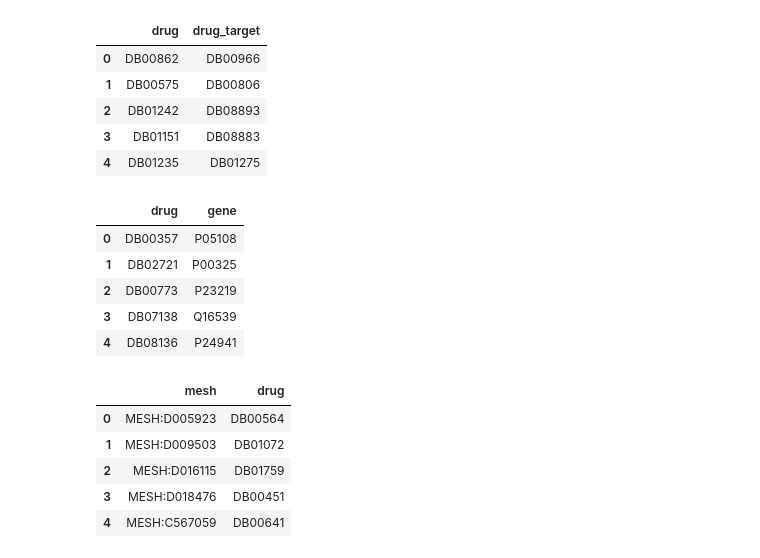
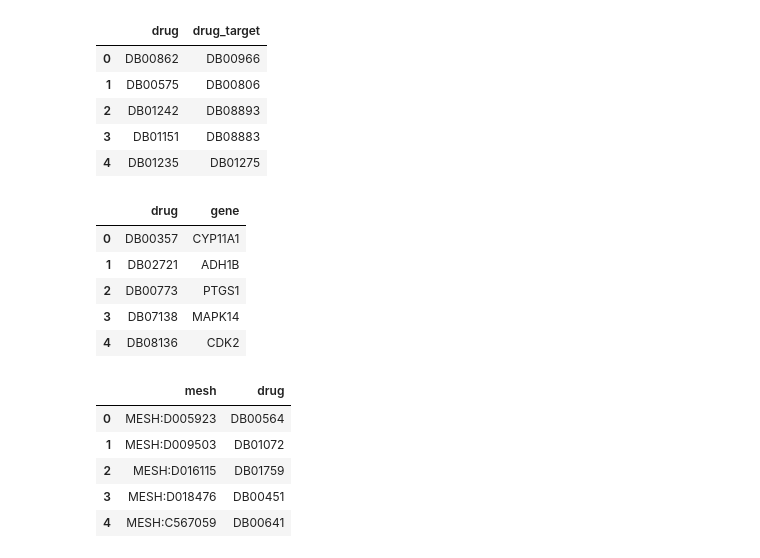
Before and after one commit to Redomic/NeuThera-Drug-Discovery-Toolkit, a Jupyter notebook: data/preprocess.ipynb, the cells around one changed output. Saved outputs shown, nothing was run; the diff lists cells and outputs as text; code cells hidden in the pictures.

```diff
--- a/data/preprocess.ipynb
+++ b/data/preprocess.ipynb
@@ -112,22 +255,26 @@ ChCh.head(5)
 # %%
 # Drug-Gene interaction
 
 ChG = pd.read_csv(
     "./ChG-Miner_miner-chem-gene.tsv.gz",
     compression="gzip",
     sep="\t",
     header=0,
-    names=["drug", "gene"],
+    names=["drug", "uniprot_ids"],
 )
 
+ChG = ChG.merge(Gene[['uniprot_ids', 'gene']], on='uniprot_ids', how='left')
+ChG.drop(columns=['uniprot_ids'], inplace=True)
+ChG.dropna(inplace=True)
+
 ChG.head(5)
 # %% [output]
 |  | drug | gene |
-| 0 | DB00357 | P05108 |
-| 1 | DB02721 | P00325 |
-| 2 | DB00773 | P23219 |
-| 3 | DB07138 | Q16539 |
-| 4 | DB08136 | P24941 |
+| 0 | DB00357 | CYP11A1 |
+| 1 | DB02721 | ADH1B |
+| 2 | DB00773 | PTGS1 |
+| 3 | DB07138 | MAPK14 |
+| 4 | DB08136 | CDK2 |
 # %%
 # Disease-Drug interaction
 
```
Also changed, not shown: parts of 26 cells of this notebook, 1 other file.
